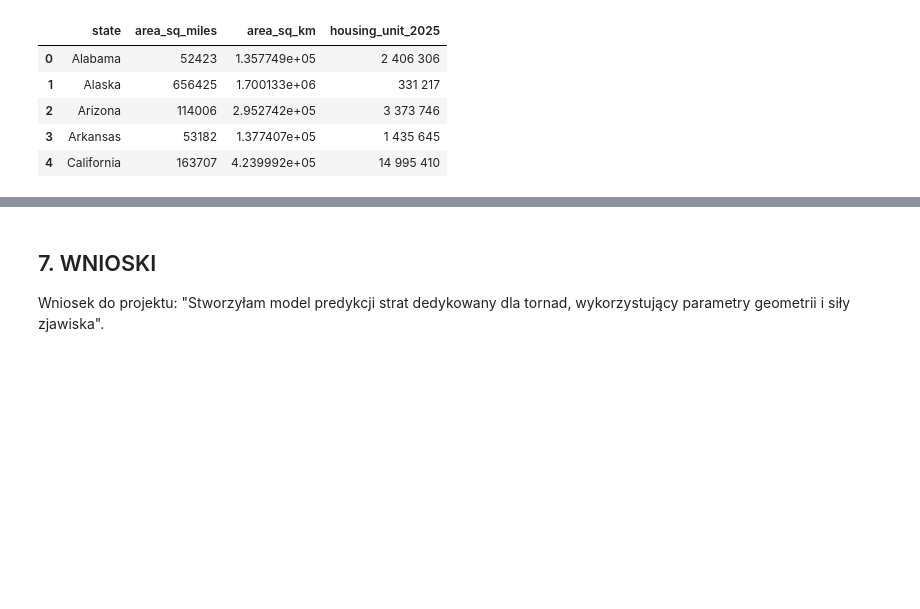
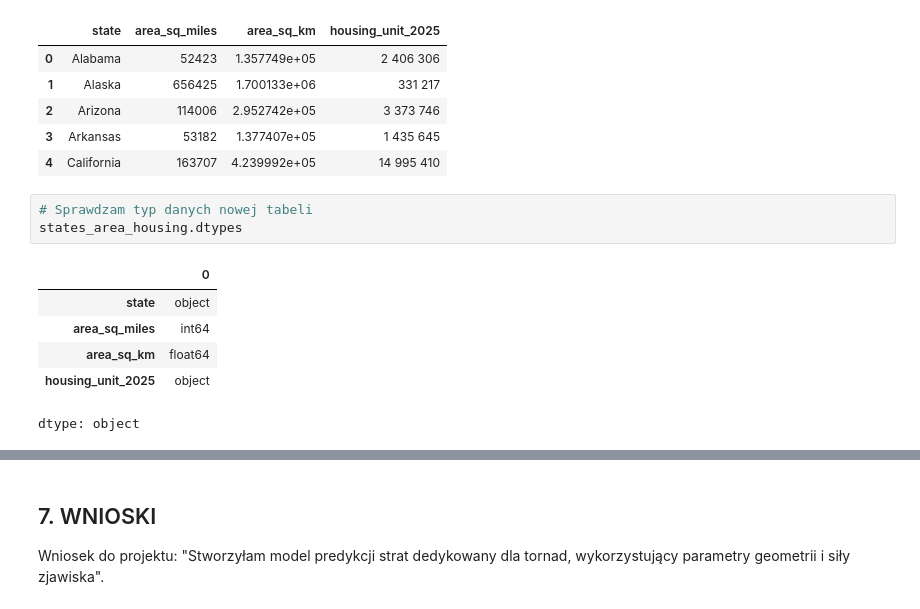
Before and after one commit to piaseckazaneta/Python, a Jupyter notebook: Zaneta_Piasecka_Mini_projekt_2026.ipynb, the cells around one changed output, grey strips where cells are left out. Saved outputs shown, nothing was run; the diff lists cells and outputs as text; blank space fills up the shorter version.

```diff
--- a/Zaneta_Piasecka_Mini_projekt_2026.ipynb
+++ b/Zaneta_Piasecka_Mini_projekt_2026.ipynb
@@ -752,3 +752,13 @@ states_area_housing.head()
 | 2 | Arizona | 114006 | 2.952742e+05 | 3 373 746 |
 | 3 | Arkansas | 53182 | 1.377407e+05 | 1 435 645 |
 | 4 | California | 163707 | 4.239992e+05 | 14 995 410 |
+# %%
+# Sprawdzam typ danych nowej tabeli
+states_area_housing.dtypes
+# %% [output]
+|  | 0 |
+| state | object |
+| area_sq_miles | int64 |
+| area_sq_km | float64 |
+| housing_unit_2025 | object |
+dtype: object
```
Also changed, not shown: parts of 6 cells of this notebook.
